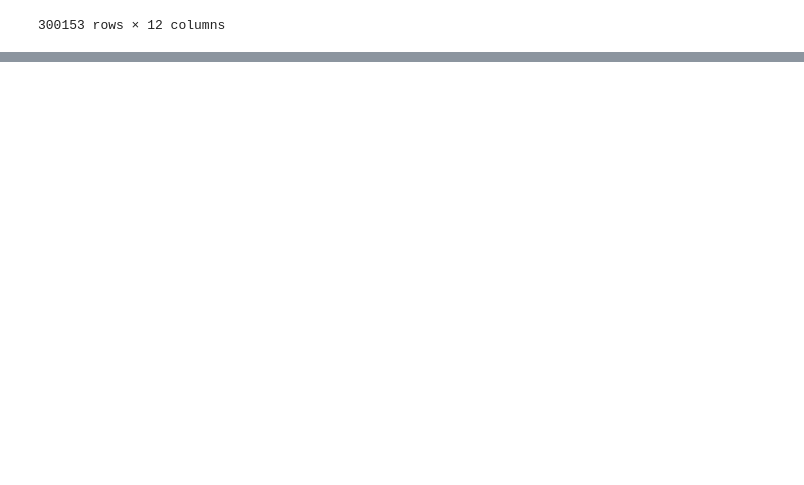
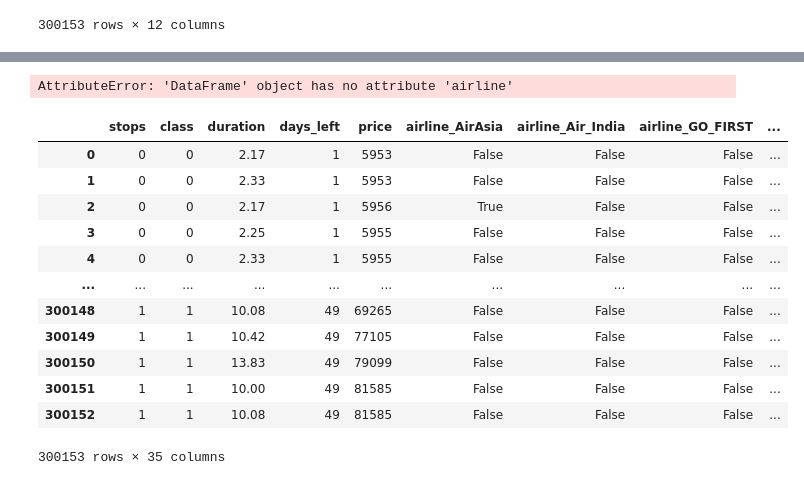
Before and after one commit to thisaraniNJ/Flight_Price_Prediction, a Jupyter notebook: Flight_Price_Prediction_.ipynb, the cells around one changed output, grey strips where cells are left out. Drawn from its saved outputs; the diff is of its cells as text; code cells hidden in the pictures; blank space fills up the shorter version.

Commit message:
looks into the dataset and done some preprocessing but got errors

```diff
--- a/Flight_Price_Prediction_.ipynb
+++ b/Flight_Price_Prediction_.ipynb
@@ -25,0 +117,7 @@ df
+# %%
+df = df.drop('Unnamed: 0',axis=1)
+df = df.drop('flight',axis=1)
+
+df['class'] = df['class'].apply(lambda x: 1 if x=='Business' else 0)
+# %%
+df.stops = pd.factorize(df.stops)[0]
@@ -25,0 +140,24 @@ df
+# %%
+df = df.join(pd.get_dummies(df.airline, prefix='airline')).drop('airline',axis=1)
+df = df.join(pd.get_dummies(df.source_city, prefix='source_city')).drop('source_city',axis=1)
+df = df.join(pd.get_dummies(df.destination_city, prefix='destination_city')).drop('destination_city',axis=1)
+df = df.join(pd.get_dummies(df.departure_time, prefix='departure_time')).drop('departure_time',axis=1)
+df = df.join(pd.get_dummies(df.arrival_time, prefix='arrival_time')).drop('arrival_time',axis=1)
+# %% [output]
+AttributeError: 'DataFrame' object has no attribute 'airline'
+# %%
+df
+# %% [output]
+|  | stops | class | duration | days_left | price | airline_AirAsia | airline_Air_India | airline_GO_FIRST | ... |
+| 0 | 0 | 0 | 2.17 | 1 | 5953 | False | False | False | ... |
+| 1 | 0 | 0 | 2.33 | 1 | 5953 | False | False | False | ... |
+| 2 | 0 | 0 | 2.17 | 1 | 5956 | True | False | False | ... |
+| 3 | 0 | 0 | 2.25 | 1 | 5955 | False | False | False | ... |
+| 4 | 0 | 0 | 2.33 | 1 | 5955 | False | False | False | ... |
+| ... | ... | ... | ... | ... | ... | ... | ... | ... | ... |
+| 300148 | 1 | 1 | 10.08 | 49 | 69265 | False | False | False | ... |
+| 300149 | 1 | 1 | 10.42 | 49 | 77105 | False | False | False | ... |
+| 300150 | 1 | 1 | 13.83 | 49 | 79099 | False | False | False | ... |
+| 300151 | 1 | 1 | 10.00 | 49 | 81585 | False | False | False | ... |
+| 300152 | 1 | 1 | 10.08 | 49 | 81585 | False | False | False | ... |
+300153 rows × 35 columns
```
Also changed, not shown: parts of 12 cells of this notebook.
